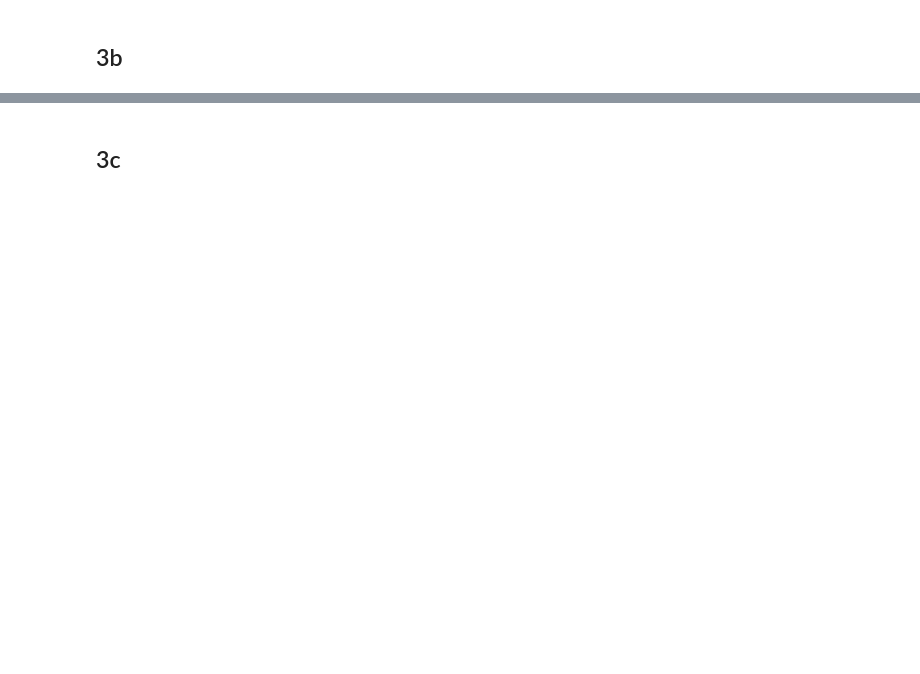
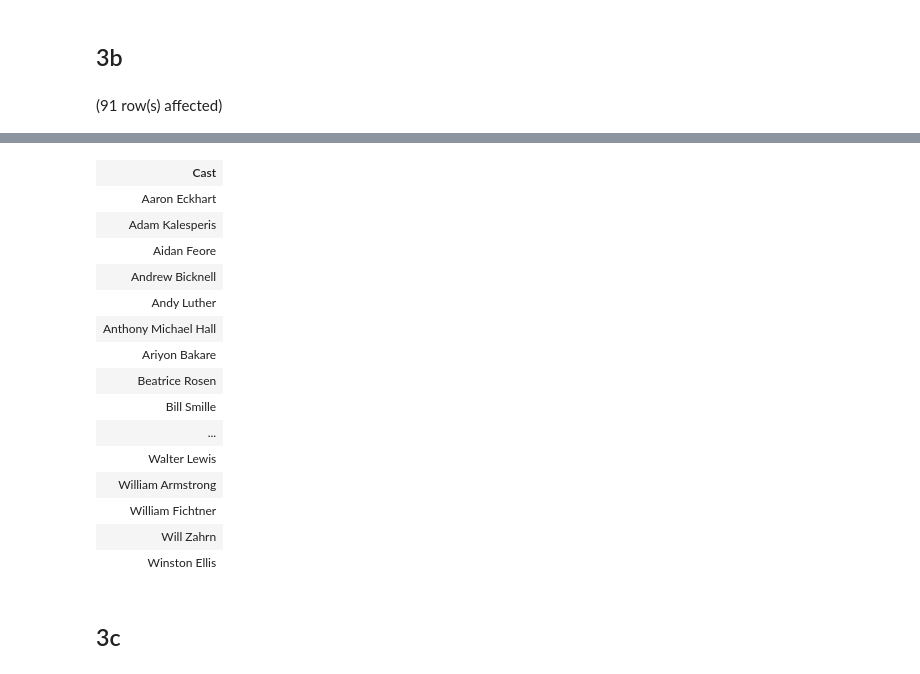
Before and after one commit to po-trottier/concordia-data-systems, a Jupyter notebook: Phase1/project_notebook.ipynb, the cells around one changed output, grey strips where cells are left out. Drawn from its saved outputs; the diff is of its cells as text; code cells hidden in the pictures; blank space fills up the shorter version.

```diff
--- a/Phase1/project_notebook.ipynb
+++ b/Phase1/project_notebook.ipynb
@@ -75,2 +102,12 @@ COPY tags FROM '/srv/soen363/phase1/tags.dat';
 # %% [markdown]
 ## 3b
+# %%
+-- Get the cast of the movie titled "The Dark Knight", sorted in ascending alphabetical order
+SELECT DISTINCT A.name AS "Cast"
+FROM actors A, movies M
+WHERE
+    M.mid = A.mid AND
+    M.title = 'The Dark Knight'
+ORDER BY A.name ASC;
+# %% [output]
+(91 row(s) affected)
@@ -77,2 +115,18 @@ COPY tags FROM '/srv/soen363/phase1/tags.dat';
+| Cast |
+| Aaron Eckhart |
+| Adam Kalesperis |
+| Aidan Feore |
+| Andrew Bicknell |
+| Andy Luther |
+| Anthony Michael Hall |
+| Ariyon Bakare |
+| Beatrice Rosen |
+| Bill Smille |
+| ... |
+| Walter Lewis |
+| William Armstrong |
+| William Fichtner |
+| Will Zahrn |
+| Winston Ellis |
 # %% [markdown]
 ## 3c
```
Also changed, not shown: parts of 16 cells of this notebook.
